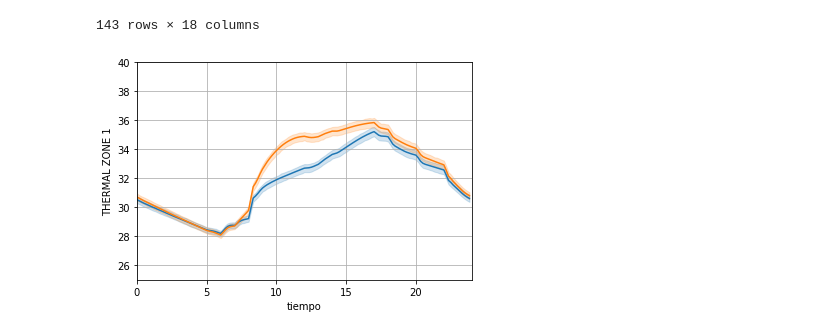
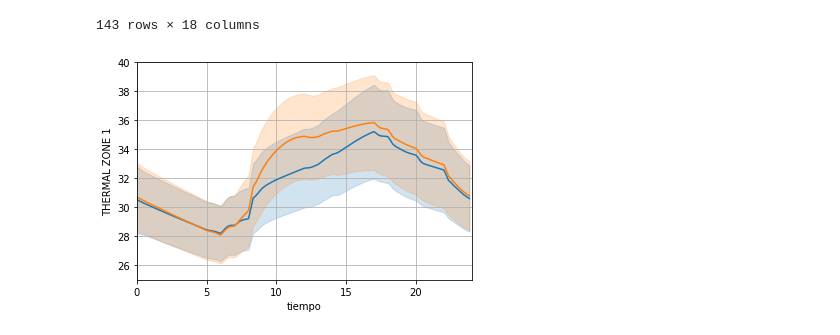
Before and after one commit to AltamarMx/review_simulation, a Jupyter notebook: notebooks/Analisis_nAC.ipynb, the cells around one changed output. Cells and saved outputs as stored; diff of their text form; code cells hidden in the pictures.

```diff
--- a/notebooks/Analisis_nAC.ipynb
+++ b/notebooks/Analisis_nAC.ipynb
@@ -159,19 +159,19 @@ temperaturas.loc["2006-01-01"]
 # %%
 df1 = temperaturas["THERMAL ZONE 1"]
 df1 = pd.DataFrame(df1)
 df1["tiempo"] = df1.index.hour + df1.index.minute/60
 
 df2 = temperaturas["THERMAL ZONE 2"]
 df2 = pd.DataFrame(df2)
 df2["tiempo"] = df2.index.hour + df2.index.minute/60
 
 
 plt.ylim(25,40)
 plt.xlim(0,24)
 
 
-sns.lineplot(x="tiempo",data=df1,y="THERMAL ZONE 1")
-sns.lineplot(x="tiempo",data=df2,y="THERMAL ZONE 2")
+sns.lineplot(x="tiempo",data=df1,y="THERMAL ZONE 1",ci="sd",err_style="band",palette="red")
+sns.lineplot(x="tiempo",data=df2,y="THERMAL ZONE 2",ci="sd",err_style="band",palette="blue")
 plt.grid()
 # %% [output]
-[figure, old version]
+[figure, new version]
```
Also changed, not shown: parts of 1 cell of this notebook.
